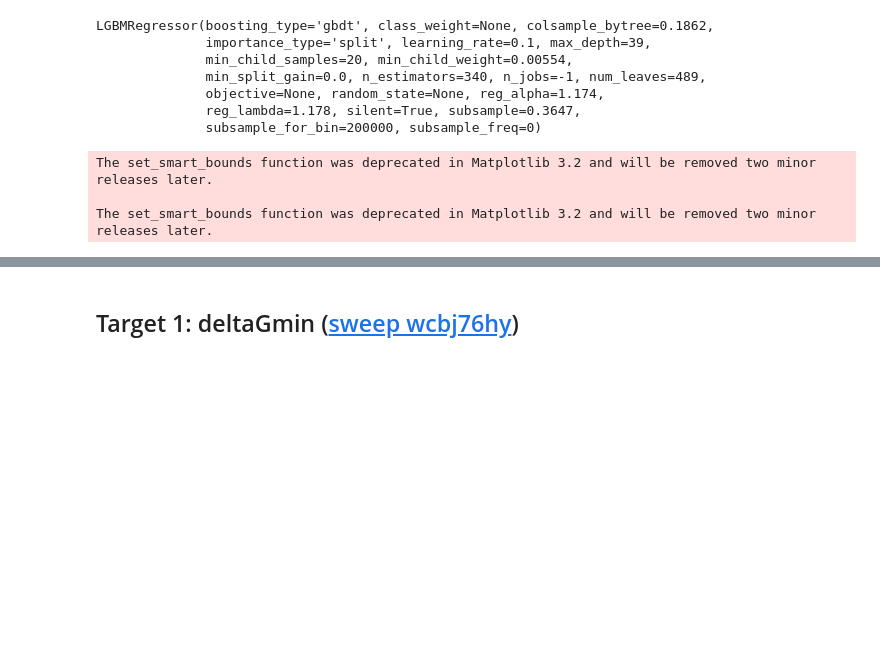
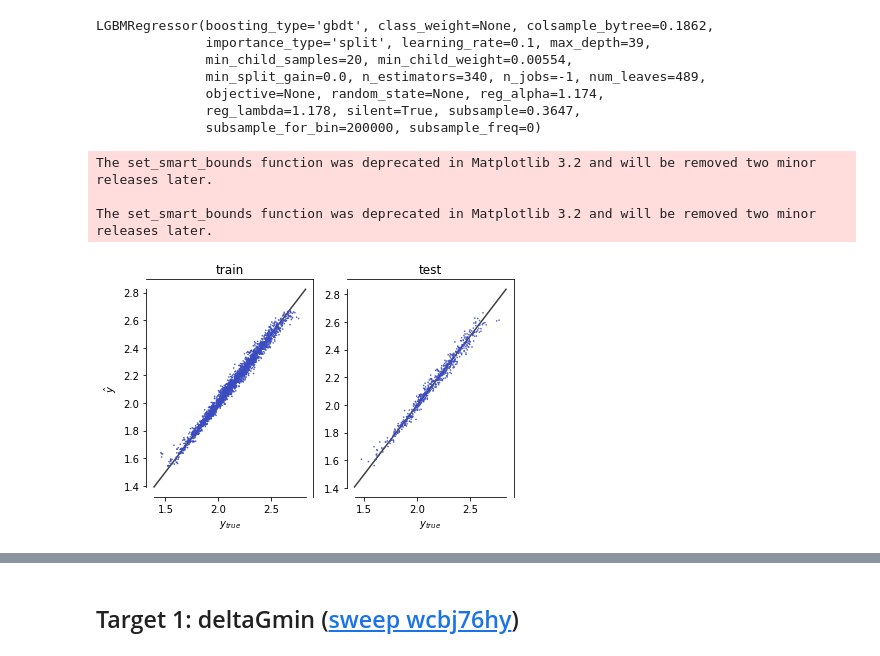
Before and after one commit to byooooo/dispersant_screening_PAL, a Jupyter notebook: notebooks/_feature_importance_gbdt.ipynb, the cells around one changed output, grey strips where cells are left out. Drawn from its saved outputs; the diff is of its cells as text; code cells hidden in the pictures; blank space fills up the shorter version.

```diff
--- a/notebooks/_feature_importance_gbdt.ipynb
+++ b/notebooks/_feature_importance_gbdt.ipynb
@@ -103,9 +108,10 @@ LGBMRegressor(boosting_type='gbdt', class_weight=None, colsample_bytree=0.1862,
 train_0_predict = lgbm_0.predict(X_train)
 test_0_predict = lgbm_0.predict(X_test)
 # %%
-plot_parity([(y_train[:,0], train_0_predict, [0]*len(y_train)), (y_test[:,0], test_0_predict, [0]*len(y_test))], '../models/GBDT/parity_target_0_radius.pdf', titles=['train', 'test'])
+plot_parity([(y_train[:,0], train_0_predict, [0]*len(y_train)), (y_test[:,0], test_0_predict, [0]*len(y_test))],  titles=['train', 'test'])
 # %% [output]
 The set_smart_bounds function was deprecated in Matplotlib 3.2 and will be removed two minor releases later.
 
 The set_smart_bounds function was deprecated in Matplotlib 3.2 and will be removed two minor releases later.
+[figure, added]
 # %%
```
Also changed, not shown: parts of 10 cells of this notebook, 34 other files.
